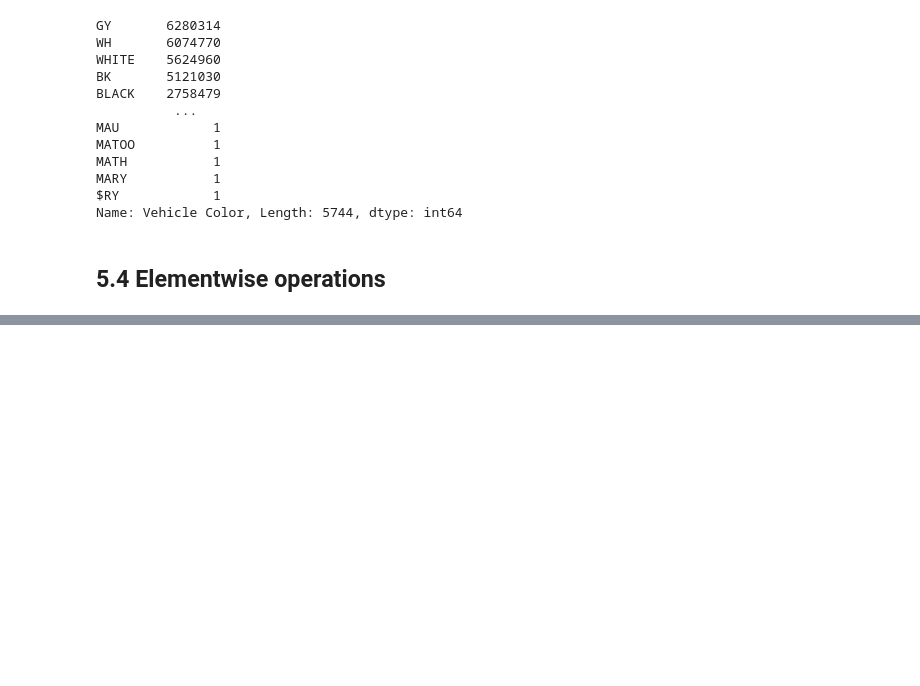
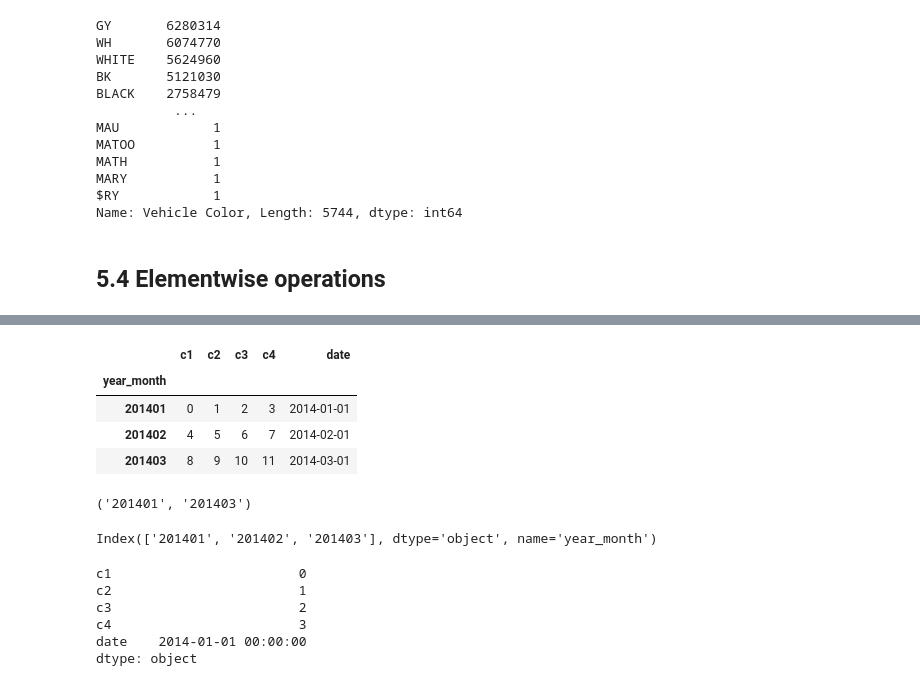
Before and after one commit to sunchengyi/Dask, a Jupyter notebook: nyc-parking-tickets_dask.ipynb, the cells around one changed output, grey strips where cells are left out. Cells and saved outputs as stored; diff of their text form; code cells hidden in the pictures; blank space fills up the shorter version.

```diff
--- a/nyc-parking-tickets_dask.ipynb
+++ b/nyc-parking-tickets_dask.ipynb
@@ -529,0 +575,34 @@ dask.__version__
+# %%
+df3 = df2.drop('date', axis=1)
+df4 = df3.assign(date=dates_parsed)
+# %%
+yearmonth = df4['date'].apply(lambda x: x.strftime('%Y%m'), meta=int)
+# %%
+df5 = df4.assign(year_month=yearmonth)
+# %%
+df6 = df5.set_index('year_month')
+# %%
+df6.head(3)
+# %% [output]
+|  | c1 | c2 | c3 | c4 | date |
+| year_month |  |  |  |  |  |
+| 201401 | 0 | 1 | 2 | 3 | 2014-01-01 |
+| 201402 | 4 | 5 | 6 | 7 | 2014-02-01 |
+| 201403 | 8 | 9 | 10 | 11 | 2014-03-01 |
+# %%
+df6.divisions
+# %% [output]
+('201401', '201403')
+# %%
+df6.index.compute()
+# %% [output]
+Index(['201401', '201402', '201403'], dtype='object', name='year_month')
+# %%
+df6.min().compute()
+# %% [output]
+c1                        0
+c2                        1
+c3                        2
+c4                        3
+date    2014-01-01 00:00:00
+dtype: object
```
Also changed, not shown: parts of 26 cells of this notebook.
